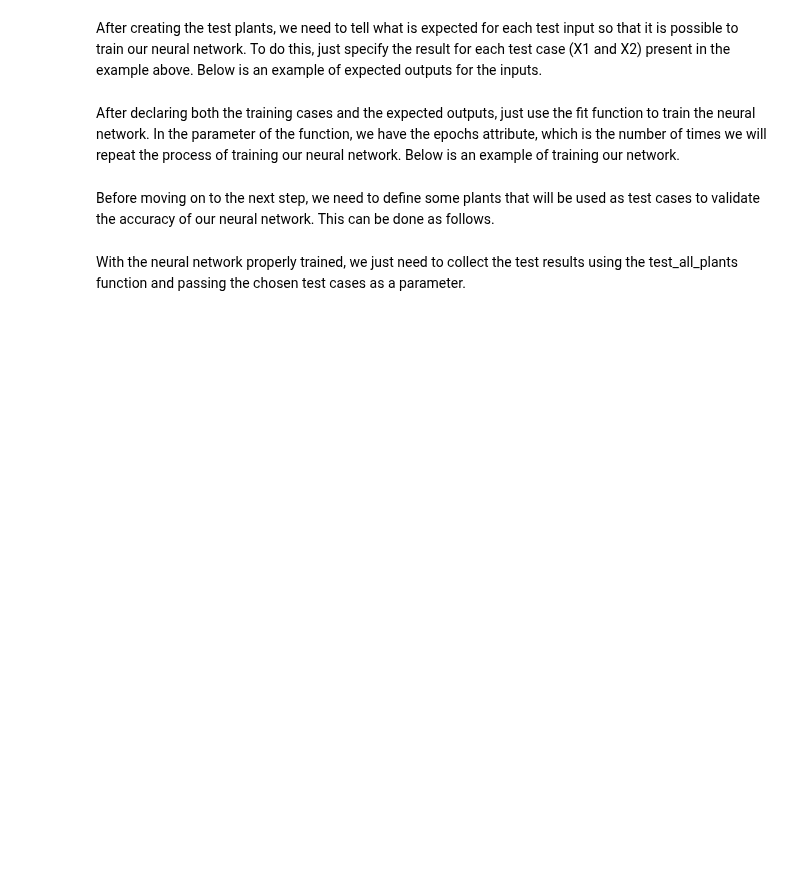
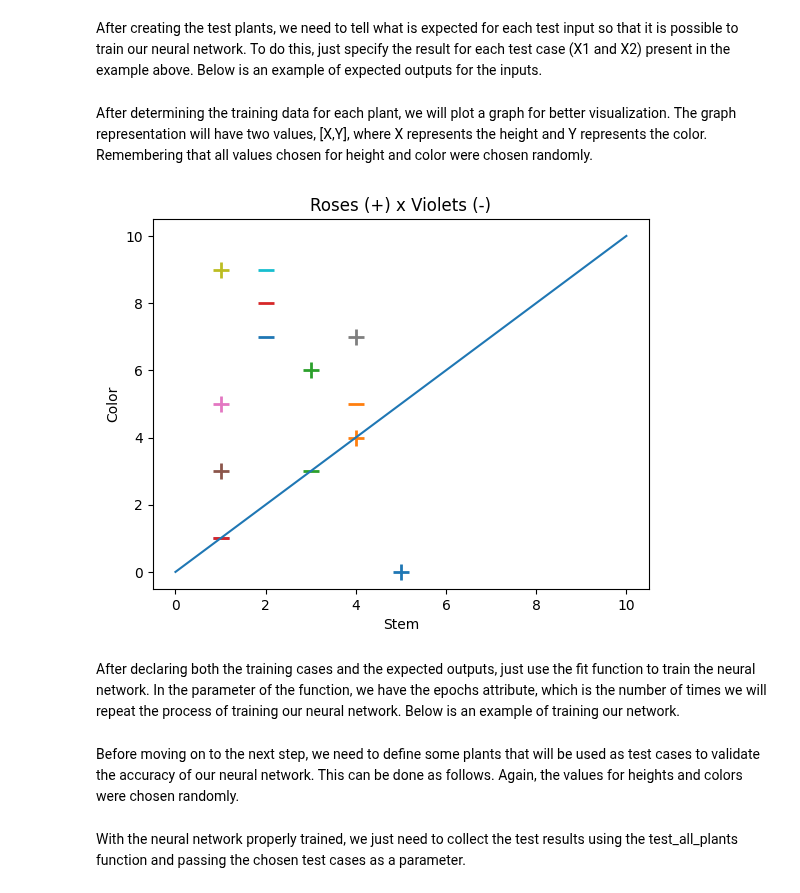
Before and after one commit to muriloboratto/AI-university-assignments, a Jupyter notebook: 03-percepetron-training.ipynb, the cells around one changed output. Cells and saved outputs as stored; diff of their text form; code cells hidden in the pictures; blank space fills up the shorter version.

```diff
--- a/03-percepetron-training.ipynb
+++ b/03-percepetron-training.ipynb
@@ -159,12 +159,28 @@ After creating the test plants, we need to tell what is expected for each test i
 # %%
 # Define the expected outputs for each input, 1 = Rose, 0 = Violet
 y = np.array([1, 1, 1, 0, 0, 1, 1, 1, 1, 0, 0, 0, 0, 0])
+# %% [markdown]
+After determining the training data for each plant, we will plot a graph for better visualization. The graph representation will have two values, [X,Y], where X represents the height and Y represents the color. Remembering that all values chosen for height and color were chosen randomly.
+# %%
+for result, input in zip(y, X):
+    if result == 1: # rose
+        plt.scatter(input[0], input[1], s=120, marker='+', linewidths=2)
+    else: # violet
+        plt.scatter(input[0], input[1], s=120, marker='_', linewidths=2)
+
+plt.xlabel('Stem')
+plt.ylabel('Color')
+plt.title('Roses (+) x Violets (-)')
+plt.plot([0,10],[0,10])
+plt.show()
+# %% [output]
+[figure, added]
 # %% [markdown]
 After declaring both the training cases and the expected outputs, just use the fit function to train the neural network. In the parameter of the function, we have the epochs attribute, which is the number of times we will repeat the process of training our neural network. Below is an example of training our network.
 # %%
 perceptron.fit(X, y, epochs=1000) # Trains the Perceptron with the training data
 # %% [markdown]
-Before moving on to the next step, we need to define some plants that will be used as test cases to validate the accuracy of our neural network. This can be done as follows.
+Before moving on to the next step, we need to define some plants that will be used as test cases to validate the accuracy of our neural network. This can be done as follows. Again, the values for heights and colors were chosen randomly.
 # %%
 # Tests the model and returns the results
 XTest = np.array([
```
Also changed, not shown: parts of 3 cells of this notebook.
